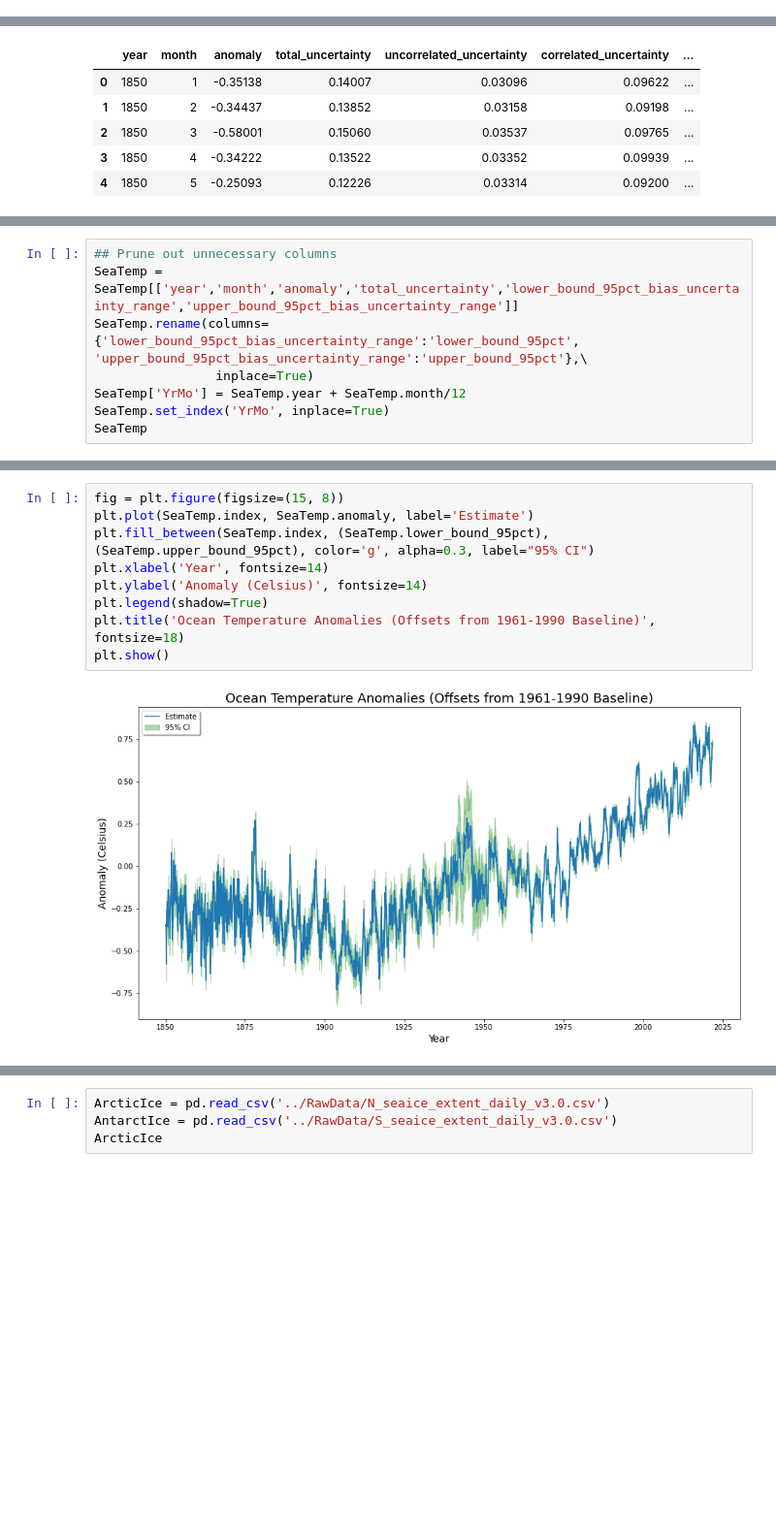
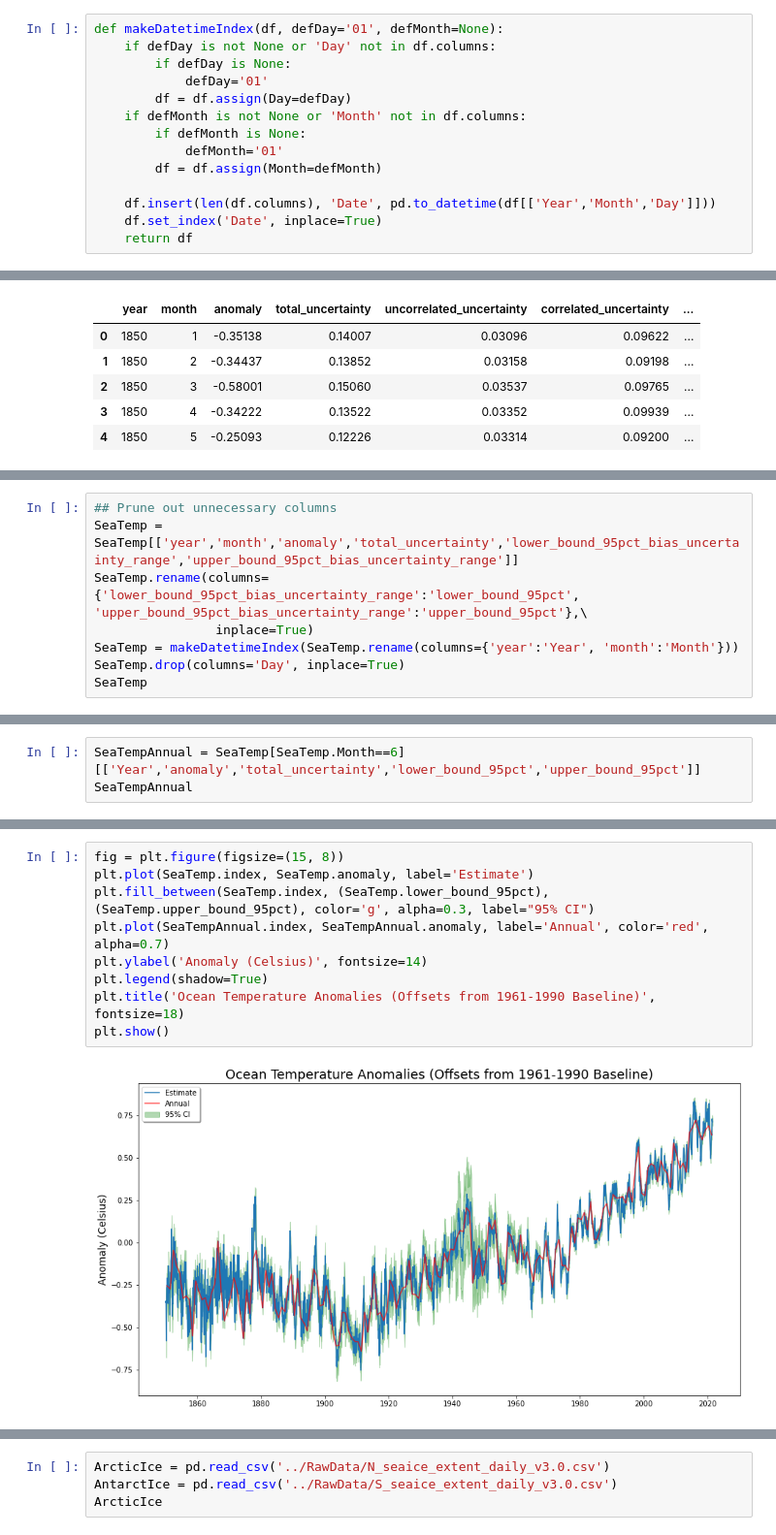
Before and after one commit to BradDoty/Capstone3ClimateChange, a Jupyter notebook: Notebooks/DataWrangling.ipynb, the cells around one changed output, grey strips where cells are left out. Shown: that part at 97% size. Cells and saved outputs as stored; diff of their text form; blank space fills up the shorter version.

Commit message:
Data Wrangled to get dates uniform

```diff
--- a/Notebooks/DataWrangling.ipynb
+++ b/Notebooks/DataWrangling.ipynb
@@ -6,4 +6,18 @@ import pandas as pd
 import numpy as np
 import matplotlib.pyplot as plt
 import seaborn as sns
+# %%
+def makeDatetimeIndex(df, defDay='01', defMonth=None):
+    if defDay is not None or 'Day' not in df.columns:
+        if defDay is None:
+            defDay='01'
+        df = df.assign(Day=defDay)
+    if defMonth is not None or 'Month' not in df.columns:
+        if defMonth is None:
+            defMonth='01'
+        df = df.assign(Month=defMonth)
+
+    df.insert(len(df.columns), 'Date', pd.to_datetime(df[['Year','Month','Day']]))
+    df.set_index('Date', inplace=True)
+    return df
 # %% [markdown]
@@ -323,7 +434,7 @@ SeaTemp.head()
 SeaTemp = SeaTemp[['year','month','anomaly','total_uncertainty','lower_bound_95pct_bias_uncertainty_range','upper_bound_95pct_bias_uncertainty_range']]
 SeaTemp.rename(columns={'lower_bound_95pct_bias_uncertainty_range':'lower_bound_95pct', 'upper_bound_95pct_bias_uncertainty_range':'upper_bound_95pct'},\
                 inplace=True)
-SeaTemp['YrMo'] = SeaTemp.year + SeaTemp.month/12
-SeaTemp.set_index('YrMo', inplace=True)
+SeaTemp = makeDatetimeIndex(SeaTemp.rename(columns={'year':'Year', 'month':'Month'}))
+SeaTemp.drop(columns='Day', inplace=True)
 SeaTemp
 # %% [output]
@@ -343 +454,4 @@ SeaTemp
 2061 rows × 6 columns
+# %%
+SeaTempAnnual = SeaTemp[SeaTemp.Month==6][['Year','anomaly','total_uncertainty','lower_bound_95pct','upper_bound_95pct']]
+SeaTempAnnual
@@ -346,14 +475,14 @@ SeaTemp
 # %%
 fig = plt.figure(figsize=(15, 8))
 plt.plot(SeaTemp.index, SeaTemp.anomaly, label='Estimate')
 plt.fill_between(SeaTemp.index, (SeaTemp.lower_bound_95pct), (SeaTemp.upper_bound_95pct), color='g', alpha=0.3, label="95% CI")
-plt.xlabel('Year', fontsize=14)
+plt.plot(SeaTempAnnual.index, SeaTempAnnual.anomaly, label='Annual', color='red', alpha=0.7)
 plt.ylabel('Anomaly (Celsius)', fontsize=14)
 plt.legend(shadow=True)
 plt.title('Ocean Temperature Anomalies (Offsets from 1961-1990 Baseline)', fontsize=18)
 plt.show()
 # %% [output]
-[figure, old version]
+[figure, new version]
 # %% [markdown]
 Because we are working with ocean temperature deviations from monthly averages, rather than actual temperatures, there is much less variation here than in the land temperatures.  This allows us to see the global warming trend more clearly in this graph.
 
```
Also changed, not shown: parts of 44 cells of this notebook, 14 other files.
